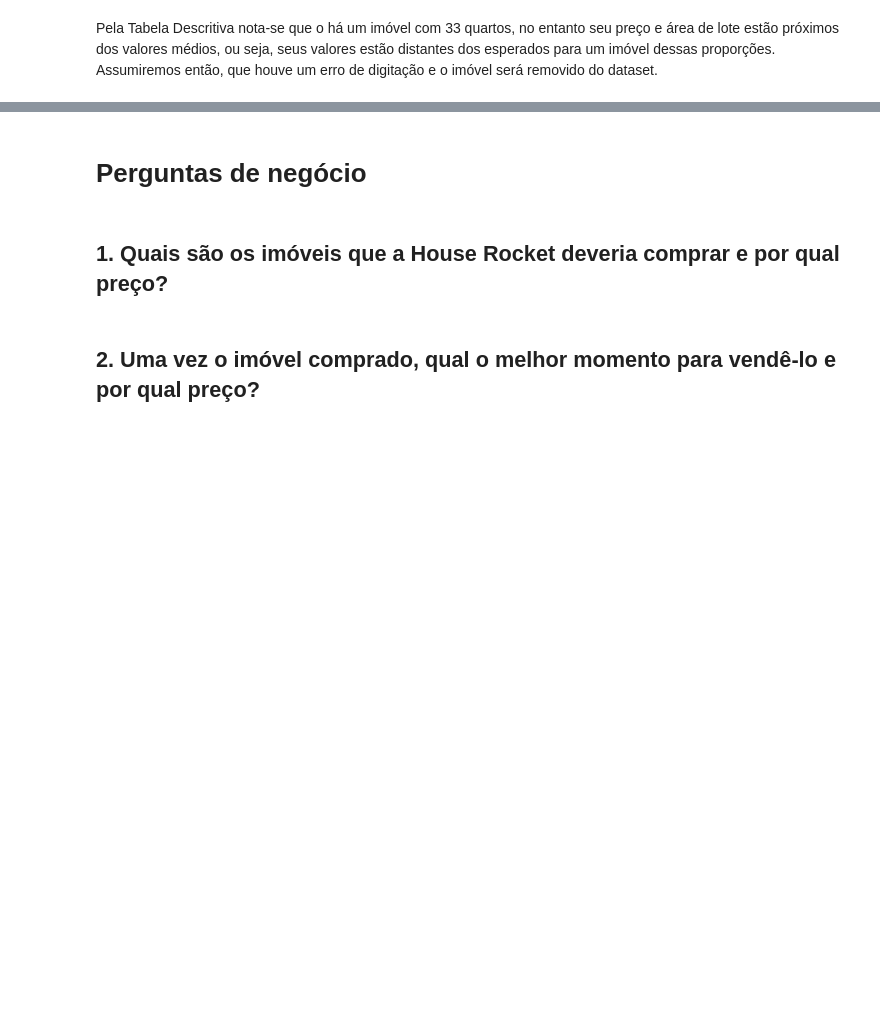
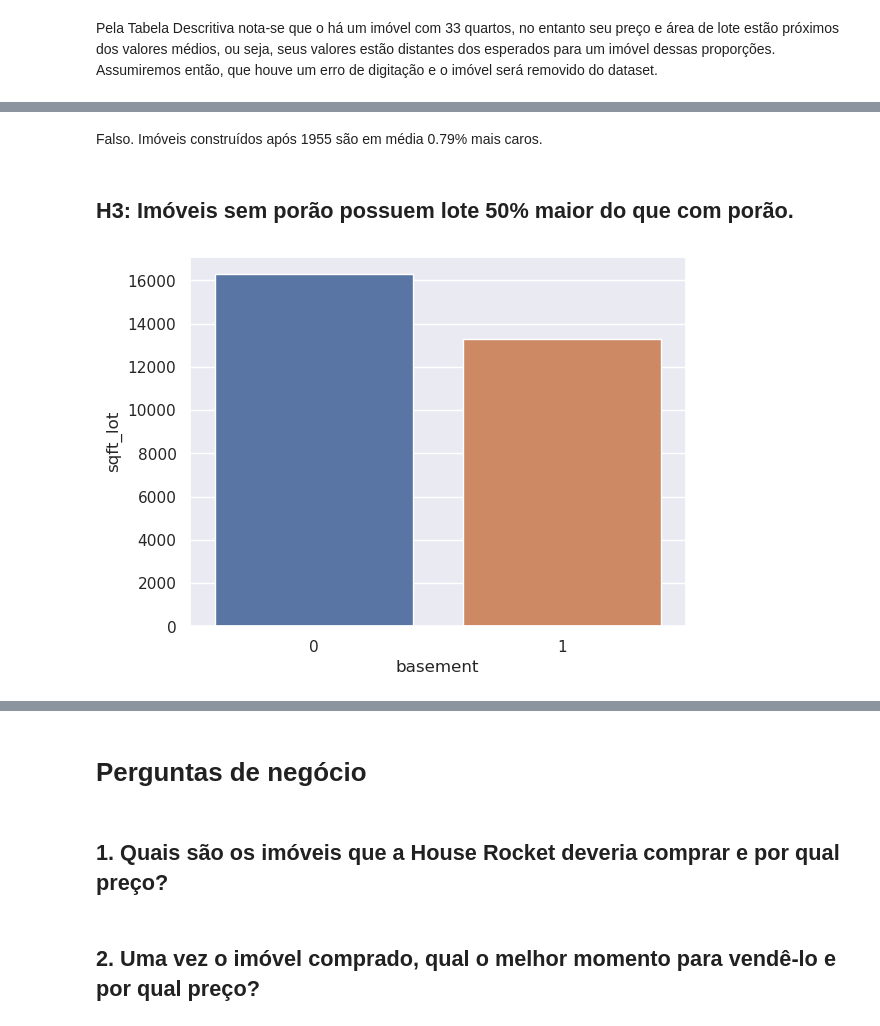
Before and after one commit to matheusventurads/house-rocket, a Jupyter notebook: insights_rocket.ipynb, the cells around one changed output, grey strips where cells are left out. Drawn from its saved outputs; the diff is of its cells as text; code cells hidden in the pictures; blank space fills up the shorter version.

```diff
--- a/insights_rocket.ipynb
+++ b/insights_rocket.ipynb
@@ -124,0 +160,14 @@ data = data.drop(data[data['bedrooms'] == 33].index)
+# %% [markdown]
+Falso. Imóveis construídos após 1955 são em média 0.79% mais caros.
+# %% [markdown]
+## H3: Imóveis sem porão possuem lote 50% maior do que com porão.
+# %%
+df_h['basement'] = df_h['sqft_basement'].apply(lambda x: 1 if x > 0 else 0)
+
+# Agrupando por período
+df_grouped = df_h[['sqft_lot', 'basement']].groupby('basement').mean().sort_values('sqft_lot', ascending=True).reset_index()
+
+sns.barplot(data=df_grouped, x='basement', y='sqft_lot')
+plt.ticklabel_format(style='plain', axis='y')
+# %% [output]
+[figure, added]
```
Also changed, not shown: parts of 33 cells of this notebook, 4 other files.
